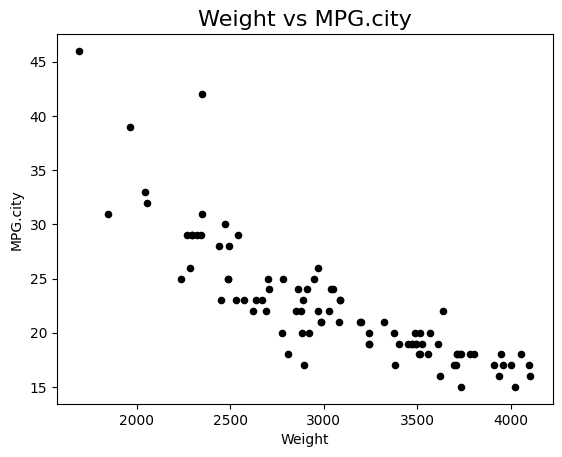
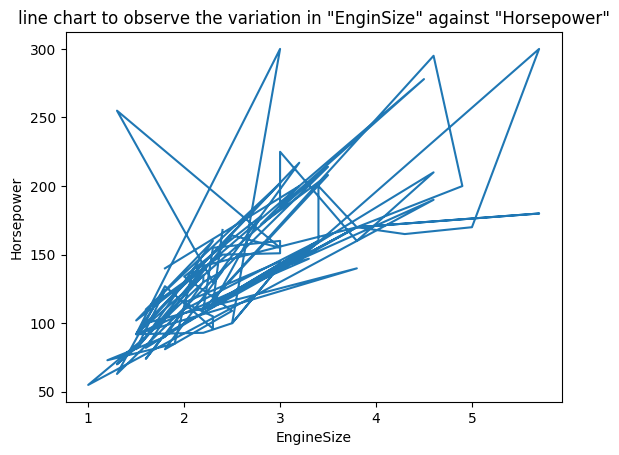
Unified diff of the notebook cell whose output changed from the first chart to the second:
--- before
+++ after
@@ -35,6 +35,7 @@
 plt.title('frequency distribution of mpg.city')
 plt.show()
-ax=cars_df.plot(["Weight"],["MPG.city"],kind="scatter",color="black")
-ax.set_xlabel("Weight")
-ax.set_ylabel("MPG.city")
-ax.set_title("Weight vs MPG.city",fontsize=16)
+plt.plot(cars_df['EngineSize'],cars_df['Horsepower'])
+plt.xlabel('EngineSize')
+plt.ylabel('Horsepower')
+plt.title('line chart to observe the variation in "EnginSize" against "Horsepower"')
+plt.show()

Commit: Created using Colab